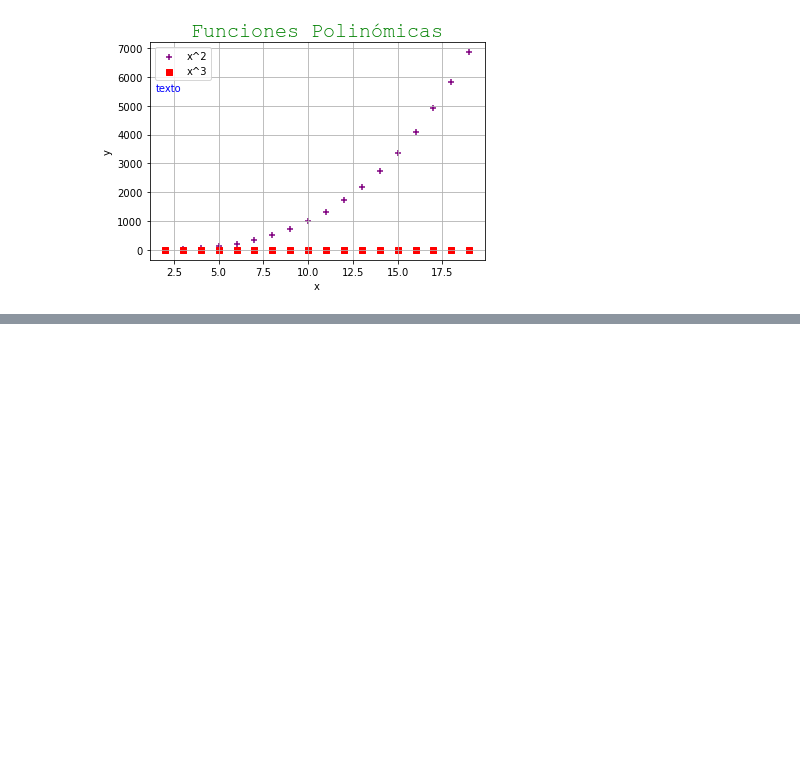
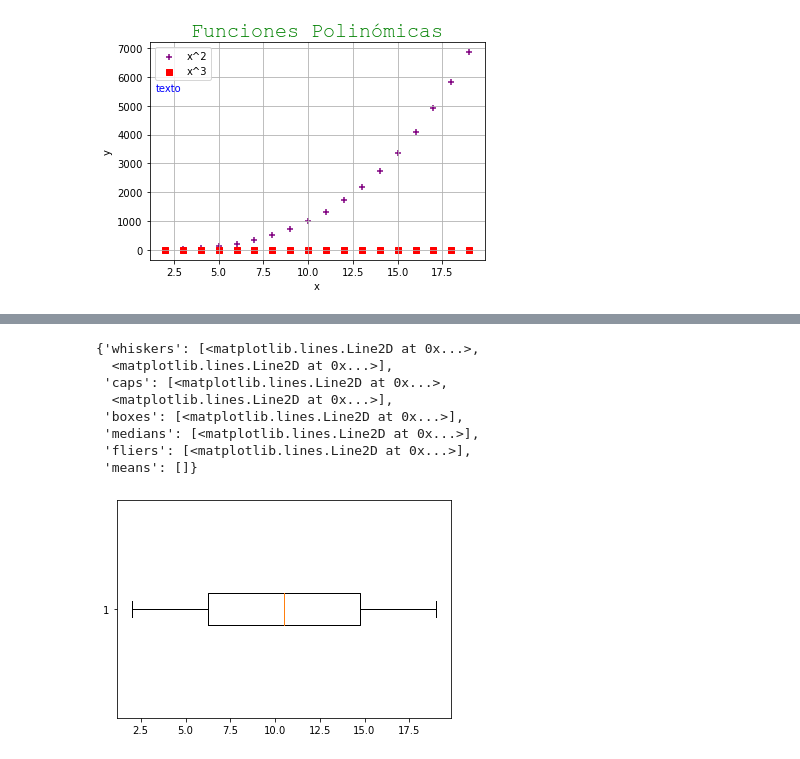
Before and after one commit to eldiaz91/ESEIT2022_BDATA_2022b, a Jupyter notebook: notebooks/0.4.hdiaz.visualizacion_datos.ipynb, the cells around one changed output, grey strips where cells are left out. Saved outputs shown, nothing was run; the diff lists cells and outputs as text; code cells hidden in the pictures; blank space fills up the shorter version.

Commit message:
Histogramas, boxplots, barplots usando seaborn

```diff
--- a/notebooks/0.4.hdiaz.visualizacion_datos.ipynb
+++ b/notebooks/0.4.hdiaz.visualizacion_datos.ipynb
@@ -39,3 +40,21 @@ plt.text(1.5,5500, 'texto', color = 'blue')
 # %% [output]
 Text(1.5, 5500, 'texto')
 [figure]
+# %%
+# Histogramas
+mean = 5
+std = 3
+n= 10
+
+x=np.random.normal(mean, std, n) #ultimo valor es la cantidad de numeros a generar
+#print(x)
+
+plt.hist(x, bins=20);  #la ; es para que no imprima los numeros que estan en el arreglo
+
+plt.title('Histograma de una variable aleatoria', font='courier new', fontsize=20, color = 'green') #Titulo .title, tamaño de fuente, color de fuente
+plt.xlabel('x')
+plt.ylabel('y')
+plt.grid()
+plt.legend()
+
+plt.text(4,1600, f'Mean:'{mean}, color = 'blue')
@@ -41,0 +63,12 @@ Text(1.5, 5500, 'texto')
+# %%
+plt.boxplot(x, vert=False)
+# %% [output]
+{'whiskers': [<matplotlib.lines.Line2D at 0x...>,
+  <matplotlib.lines.Line2D at 0x...>],
+ 'caps': [<matplotlib.lines.Line2D at 0x...>,
+  <matplotlib.lines.Line2D at 0x...>],
+ 'boxes': [<matplotlib.lines.Line2D at 0x...>],
+ 'medians': [<matplotlib.lines.Line2D at 0x...>],
+ 'fliers': [<matplotlib.lines.Line2D at 0x...>],
+ 'means': []}
+[figure, added]
```
Also changed, not shown: parts of 6 cells of this notebook.
